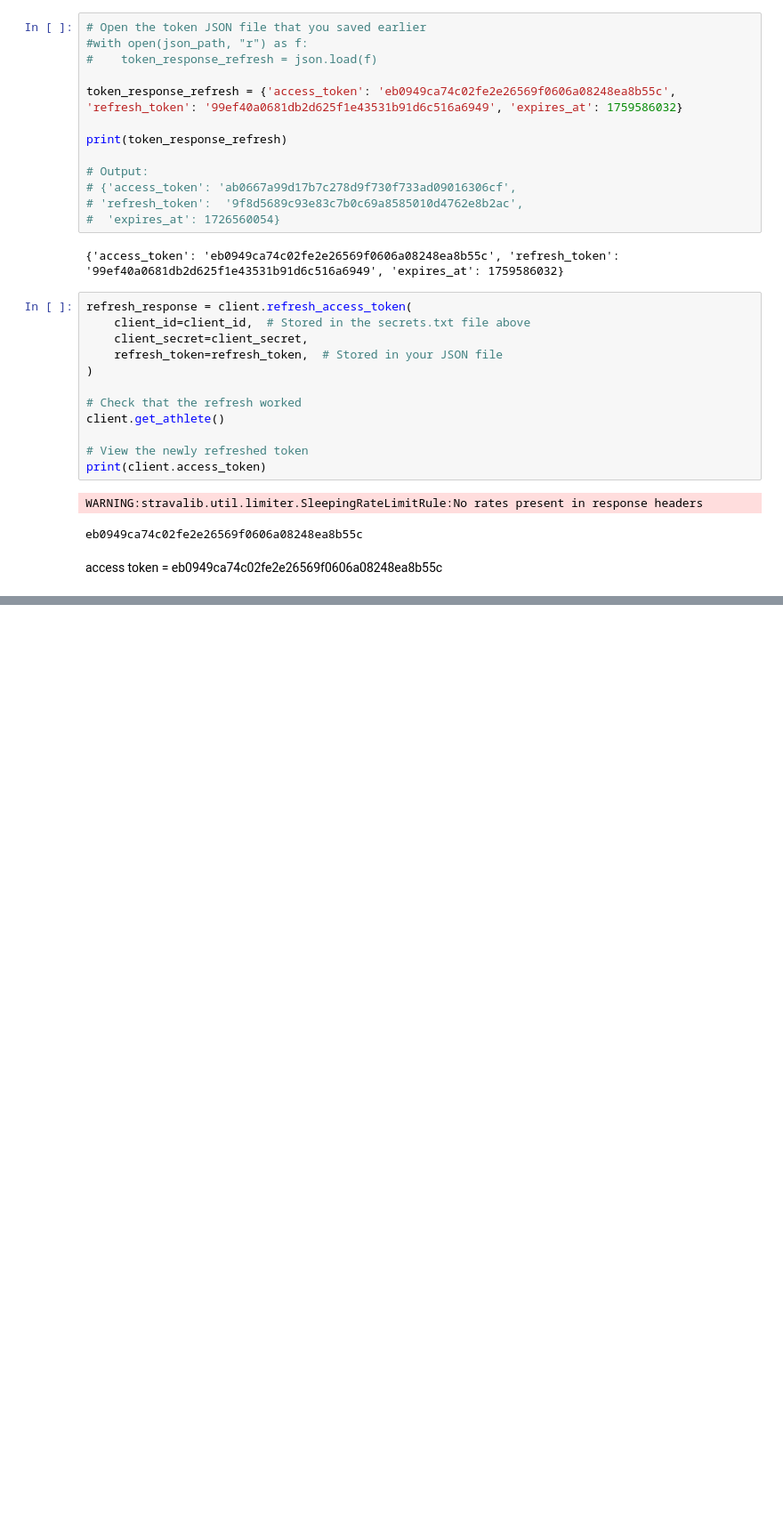
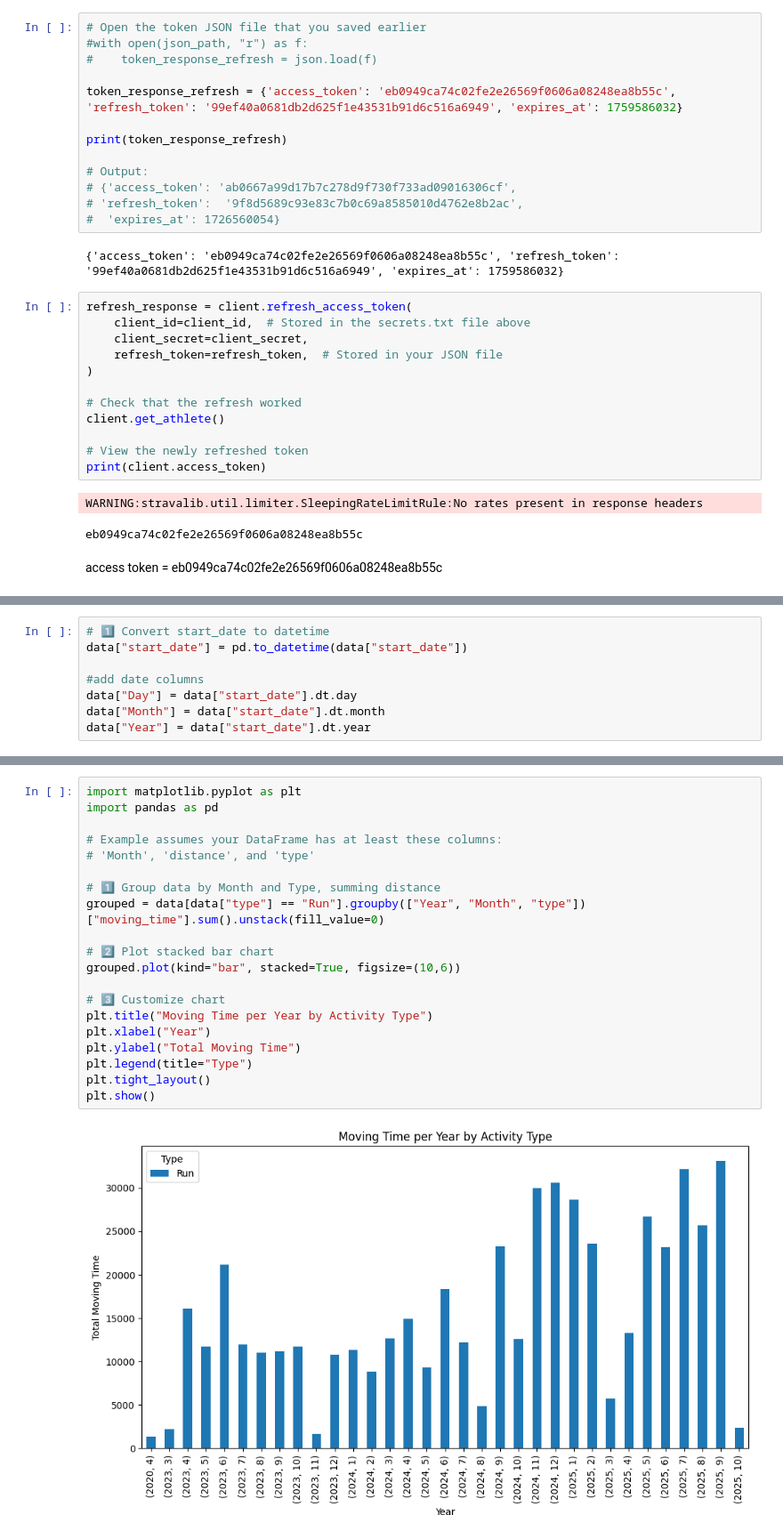
Before and after one commit to ldockx/my-first-data-engineering-project, a Jupyter notebook: first_data_engineering_effort.ipynb, the cells around one changed output, grey strips where cells are left out. Shown at 89% size. Drawn from its saved outputs; the diff is of its cells as text; blank space fills up the shorter version.

```diff
--- a/first_data_engineering_effort.ipynb
+++ b/first_data_engineering_effort.ipynb
@@ -295,0 +385,8 @@ if __name__ == "__main__":
+# %%
+# 1️⃣ Convert start_date to datetime
+data["start_date"] = pd.to_datetime(data["start_date"])
+
+#add date columns
+data["Day"] = data["start_date"].dt.day
+data["Month"] = data["start_date"].dt.month
+data["Year"] = data["start_date"].dt.year
@@ -295,0 +409,22 @@ if __name__ == "__main__":
+# %%
+import matplotlib.pyplot as plt
+import pandas as pd
+
+# Example assumes your DataFrame has at least these columns:
+# 'Month', 'distance', and 'type'
+
+# 1️⃣ Group data by Month and Type, summing distance
+grouped = data[data["type"] == "Run"].groupby(["Year", "Month", "type"])["moving_time"].sum().unstack(fill_value=0)
+
+# 2️⃣ Plot stacked bar chart
+grouped.plot(kind="bar", stacked=True, figsize=(10,6))
+
+# 3️⃣ Customize chart
+plt.title("Moving Time per Year by Activity Type")
+plt.xlabel("Year")
+plt.ylabel("Total Moving Time")
+plt.legend(title="Type")
+plt.tight_layout()
+plt.show()
+# %% [output]
+[figure, added]
```
Also changed, not shown: parts of 5 cells of this notebook.
